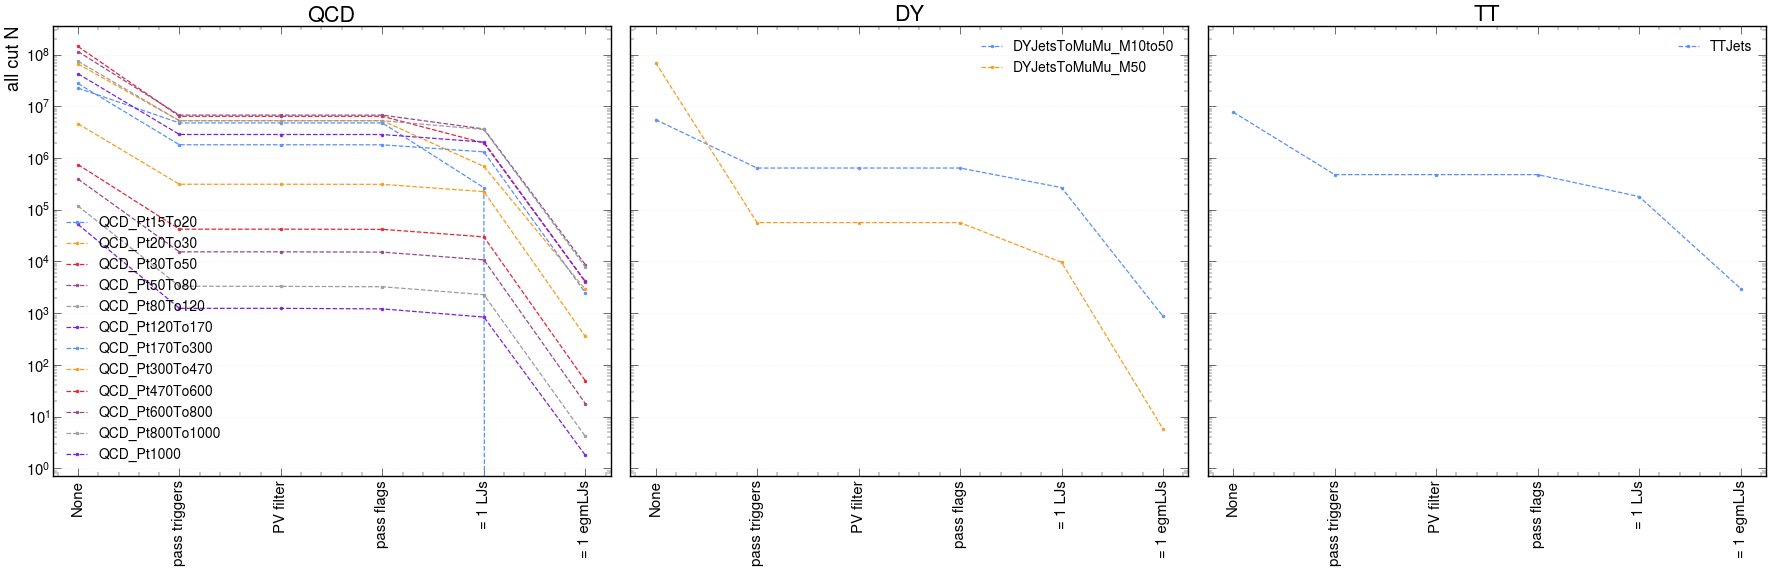
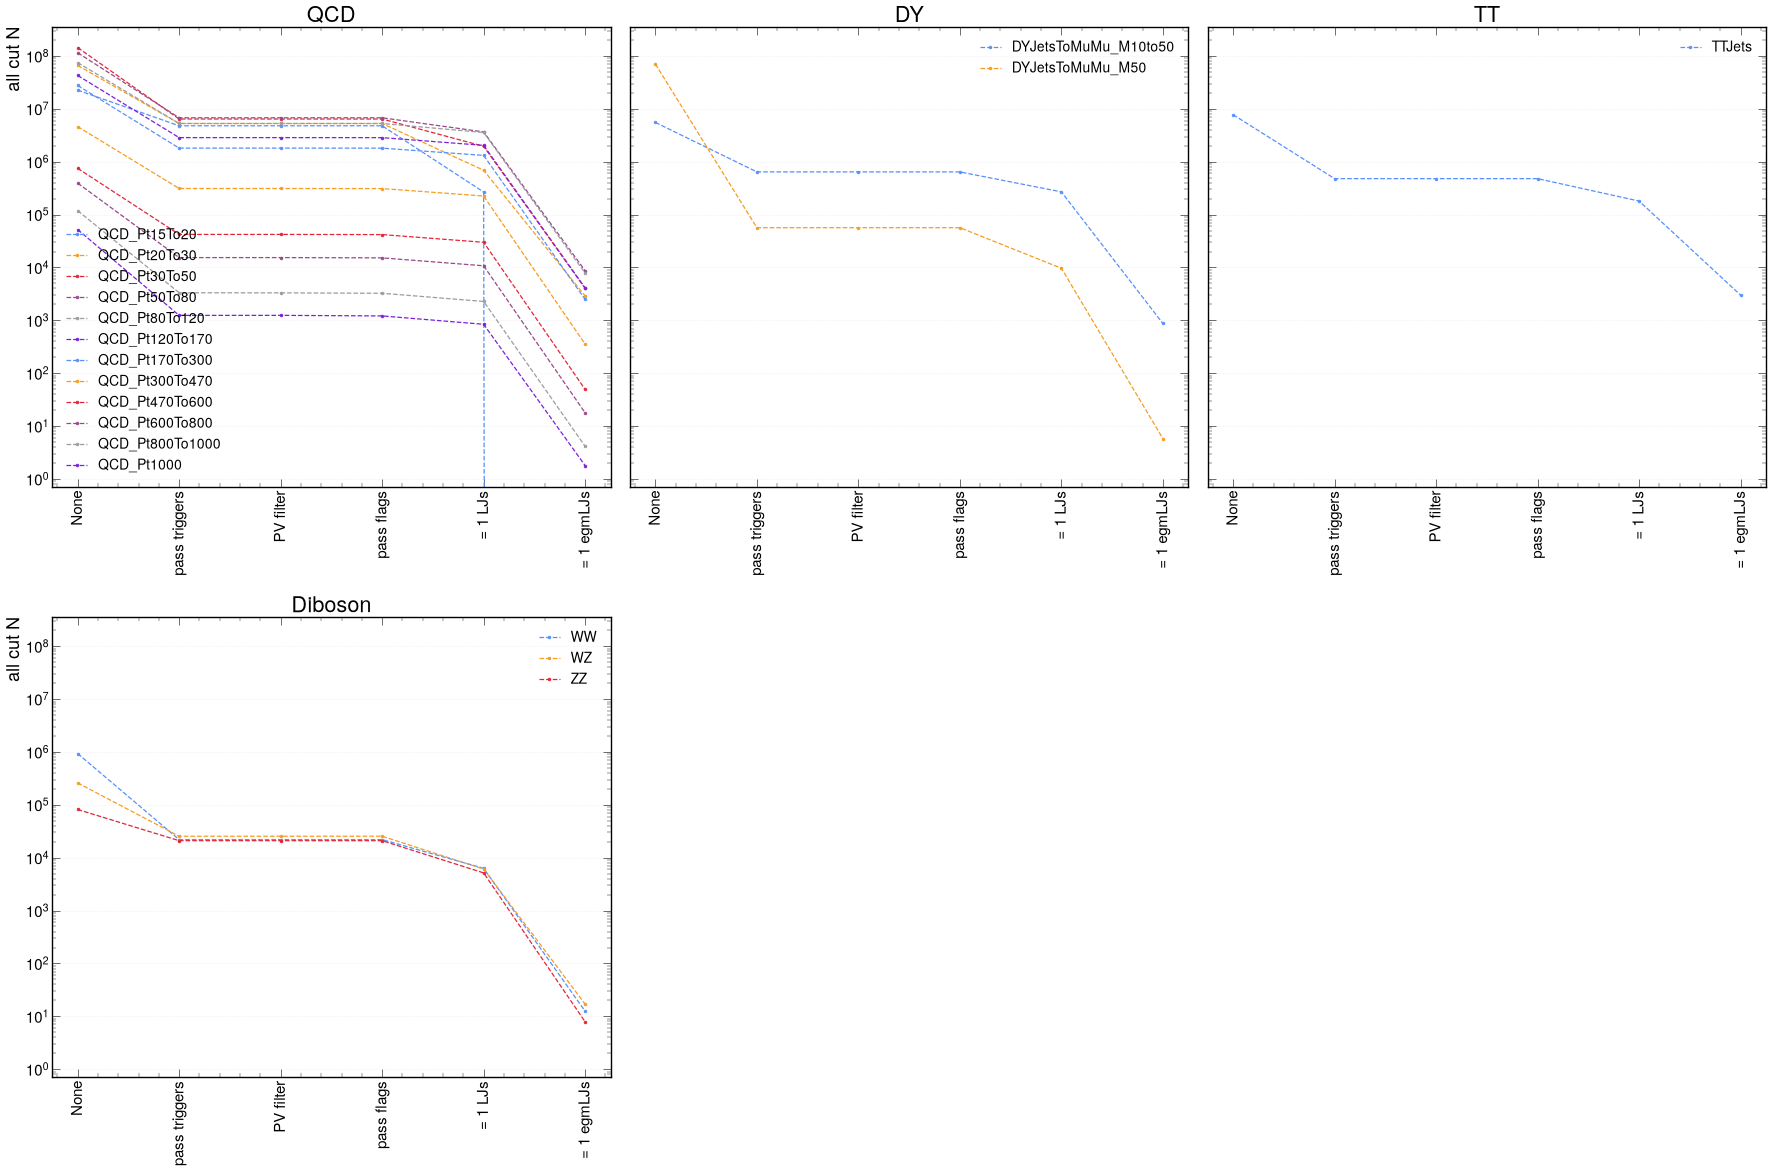
The notebook cell's code change between the first figure and the second:
--- before
+++ after
@@ -5,4 +5,5 @@
         DY,
         TT,
+        Diboson,
     ],
     channel=channels[0],
@@ -11,4 +12,5 @@
         "DY",
         "TT",
+        "Diboson",
     ],
     unweighted=False,
@@ -16,5 +18,5 @@
     normalize=False,
     logy=True,
-    figsize=(36, 12),
+    figsize=(36, 24),
     ncols=3,
     ncol_legend=1,

Commit: Add Diboson yamls and notebook update